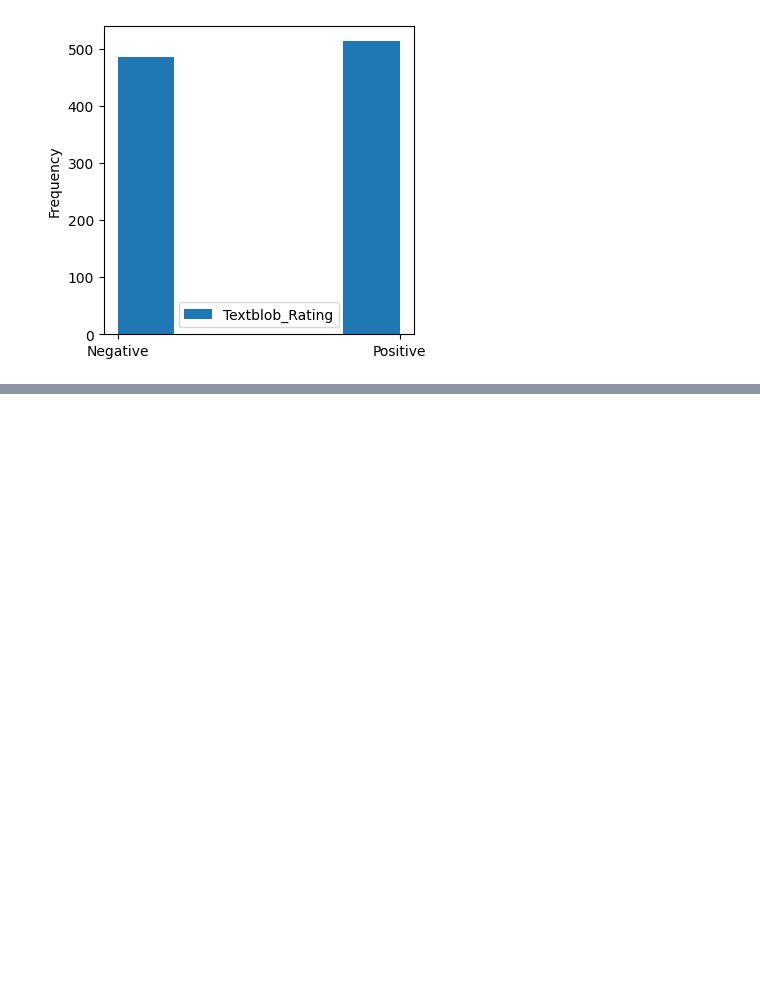
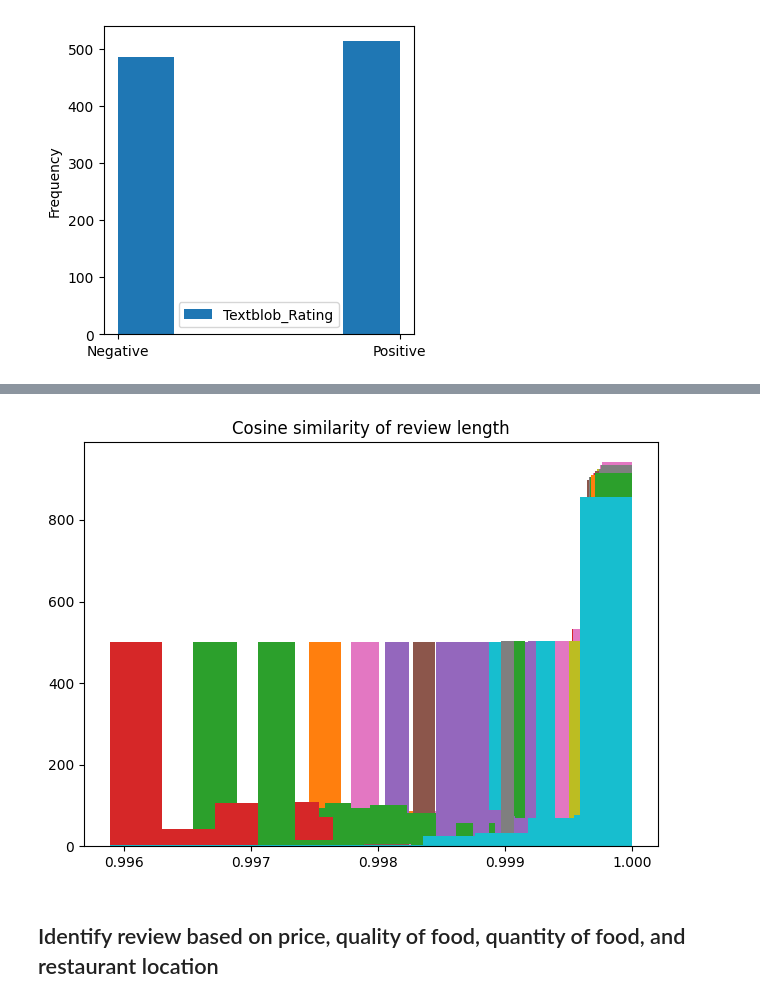
Before and after one commit to Kirollos-Hanna/NLP_Sentiment_Analysis_Project, a Jupyter notebook: RestaurantReviewSentimentAnalysis.ipynb, the cells around one changed output, grey strips where cells are left out. Drawn from its saved outputs; the diff is of its cells as text; code cells hidden in the pictures; blank space fills up the shorter version.

```diff
--- a/RestaurantReviewSentimentAnalysis.ipynb
+++ b/RestaurantReviewSentimentAnalysis.ipynb
@@ -91,0 +131,10 @@ plt.show()
+# %%
+# Add length of each review as a column to the dataframe
+review_lengths = []
+for ind, review in restaurant_reviews.iterrows():
+    review_length = len(review["Review"])
+    review_lengths.append(review_length)
+
+if 'Review_Length' not in restaurant_reviews.columns:
+    restaurant_reviews.insert(3, "Review_Length", review_lengths, True)
+restaurant_reviews
@@ -91,0 +167,16 @@ plt.show()
+# %%
+# Compute the cosine similarity between the Review_Length and the Liked columns
+gs = gridspec.GridSpec(1, 1)
+
+fig = plt.figure()
+ax1 = fig.add_subplot(gs[0, 0]) # row 0, col 0
+
+resulting_similarity_review_length = 1 - cdist(restaurant_reviews[["Liked","Review_Length"]], restaurant_reviews[["Liked","Review_Length"]],'cosine')
+for sim in resulting_similarity_review_length:
+    ax1.hist(sim[np.isfinite(sim)])
+ax1.set_title('Cosine similarity of review length')
+fig.tight_layout()
+# %% [output]
+[figure, added]
+# %% [markdown]
+## Identify review based on price, quality of food, quantity of food, and restaurant location
```
Also changed, not shown: parts of 5 cells of this notebook.
